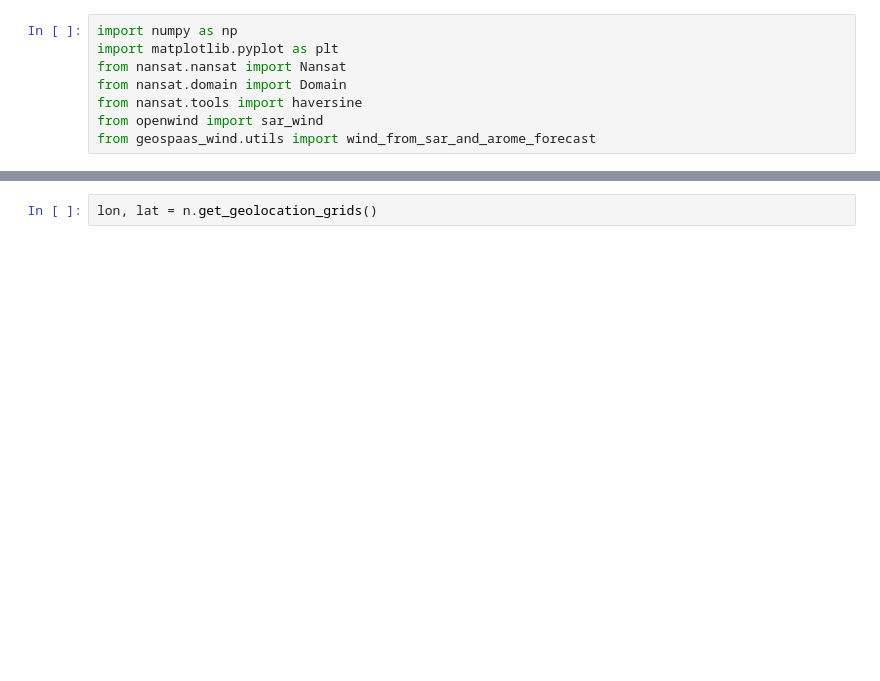
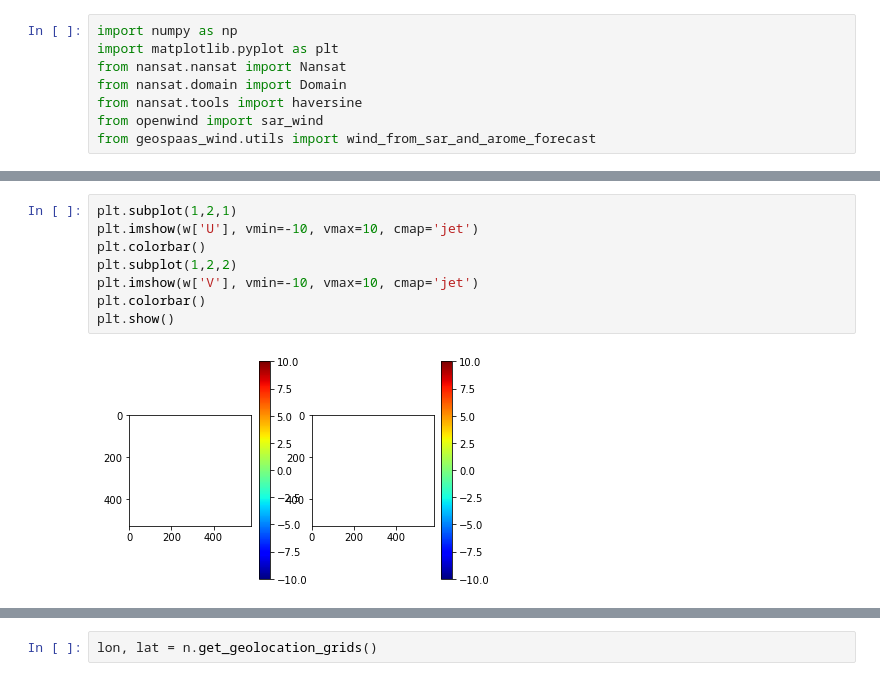
Before and after one commit to nansencenter/openwind, a Jupyter notebook: notebooks/Sentinel-1 wind.ipynb, the cells around one changed output, grey strips where cells are left out. Drawn from its saved outputs; the diff is of its cells as text; blank space fills up the shorter version.

```diff
--- a/notebooks/Sentinel-1 wind.ipynb
+++ b/notebooks/Sentinel-1 wind.ipynb
@@ -32,0 +42,10 @@ plt.show()
+# %%
+plt.subplot(1,2,1)
+plt.imshow(w['U'], vmin=-10, vmax=10, cmap='jet')
+plt.colorbar()
+plt.subplot(1,2,2)
+plt.imshow(w['V'], vmin=-10, vmax=10, cmap='jet')
+plt.colorbar()
+plt.show()
+# %% [output]
+[figure, added]
```
Also changed, not shown: parts of 5 cells of this notebook, 1 other file.
